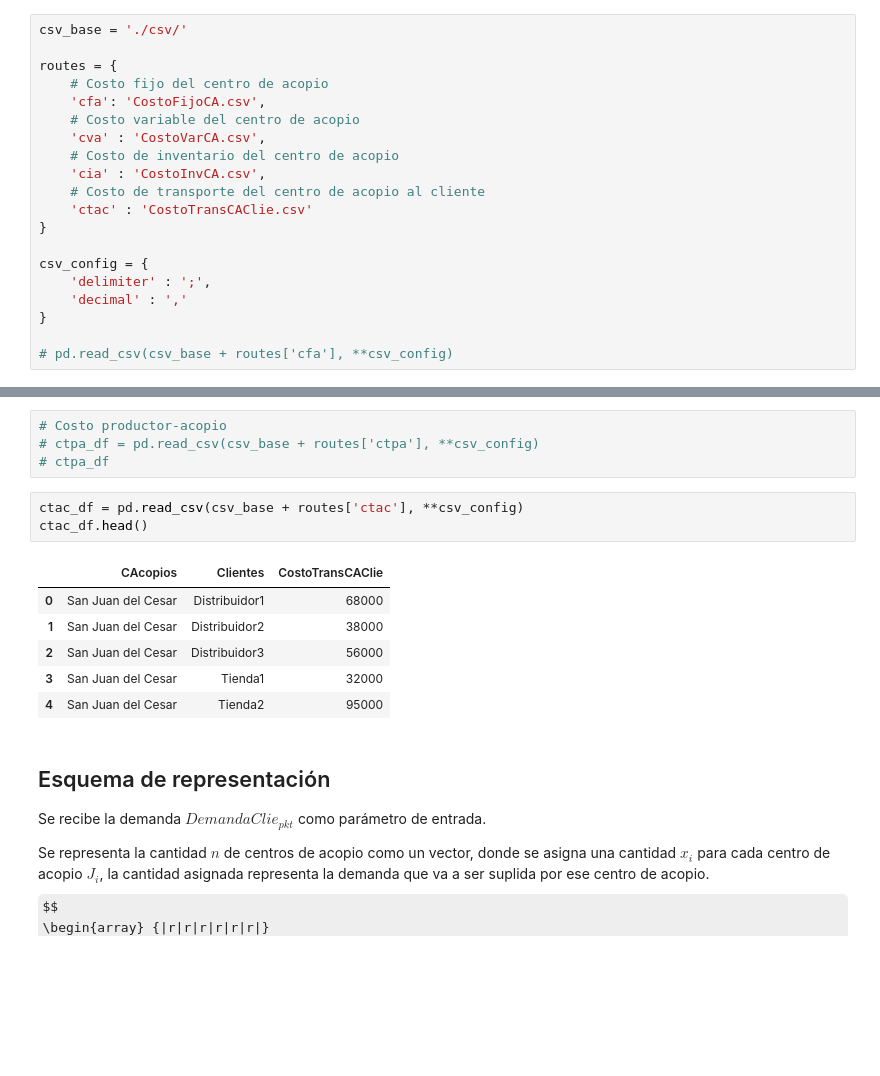
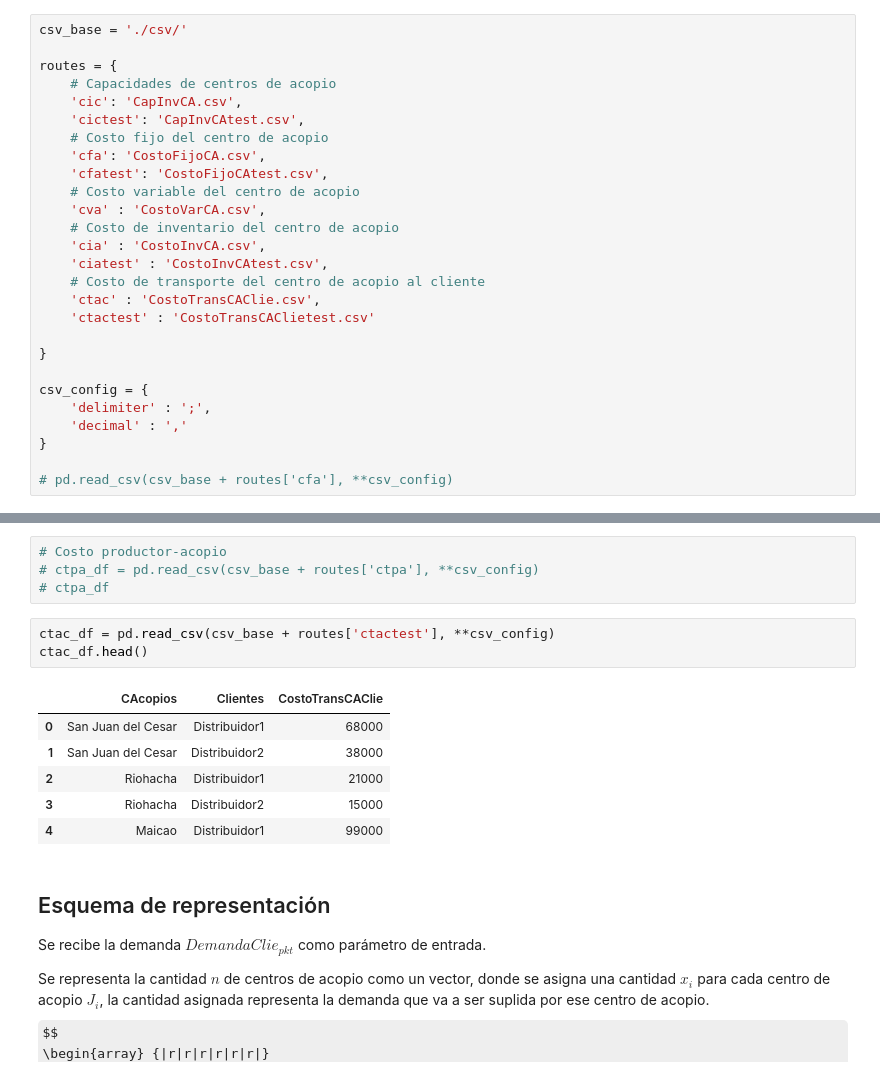
Before and after one commit to jefftorres/cheese, a Jupyter notebook: Queso.ipynb, the cells around one changed output, grey strips where cells are left out. Drawn from its saved outputs; the diff is of its cells as text; some formulas as TeX source; blank space fills up the shorter version.

```diff
--- a/Queso.ipynb
+++ b/Queso.ipynb
@@ -23,14 +22,21 @@ P = 'Productos'
 csv_base = './csv/'
 
 routes = {
+    # Capacidades de centros de acopio
+    'cic': 'CapInvCA.csv',
+    'cictest': 'CapInvCAtest.csv',
     # Costo fijo del centro de acopio
     'cfa': 'CostoFijoCA.csv',
+    'cfatest': 'CostoFijoCAtest.csv',
     # Costo variable del centro de acopio
     'cva' : 'CostoVarCA.csv',
     # Costo de inventario del centro de acopio
     'cia' : 'CostoInvCA.csv',
+    'ciatest' : 'CostoInvCAtest.csv',
     # Costo de transporte del centro de acopio al cliente
-    'ctac' : 'CostoTransCAClie.csv'
+    'ctac' : 'CostoTransCAClie.csv',
+    'ctactest' : 'CostoTransCAClietest.csv'
+
 }
 
 csv_config = {
@@ -208,15 +179,15 @@ $$
 # ctpa_df = pd.read_csv(csv_base + routes['ctpa'], **csv_config)
 # ctpa_df
 # %%
-ctac_df = pd.read_csv(csv_base + routes['ctac'], **csv_config)
+ctac_df = pd.read_csv(csv_base + routes['ctactest'], **csv_config)
 ctac_df.head()
 # %% [output]
 |  | CAcopios | Clientes | CostoTransCAClie |
 | 0 | San Juan del Cesar | Distribuidor1 | 68000 |
 | 1 | San Juan del Cesar | Distribuidor2 | 38000 |
-| 2 | San Juan del Cesar | Distribuidor3 | 56000 |
-| 3 | San Juan del Cesar | Tienda1 | 32000 |
-| 4 | San Juan del Cesar | Tienda2 | 95000 |
+| 2 | Riohacha | Distribuidor1 | 21000 |
+| 3 | Riohacha | Distribuidor2 | 15000 |
+| 4 | Maicao | Distribuidor1 | 99000 |
 # %% [markdown]
 ## Esquema de representación
 Se recibe la demanda $DemandaClie_{pkt}$ como parámetro de entrada.
```
Also changed, not shown: parts of 13 cells of this notebook, 6 other files.
